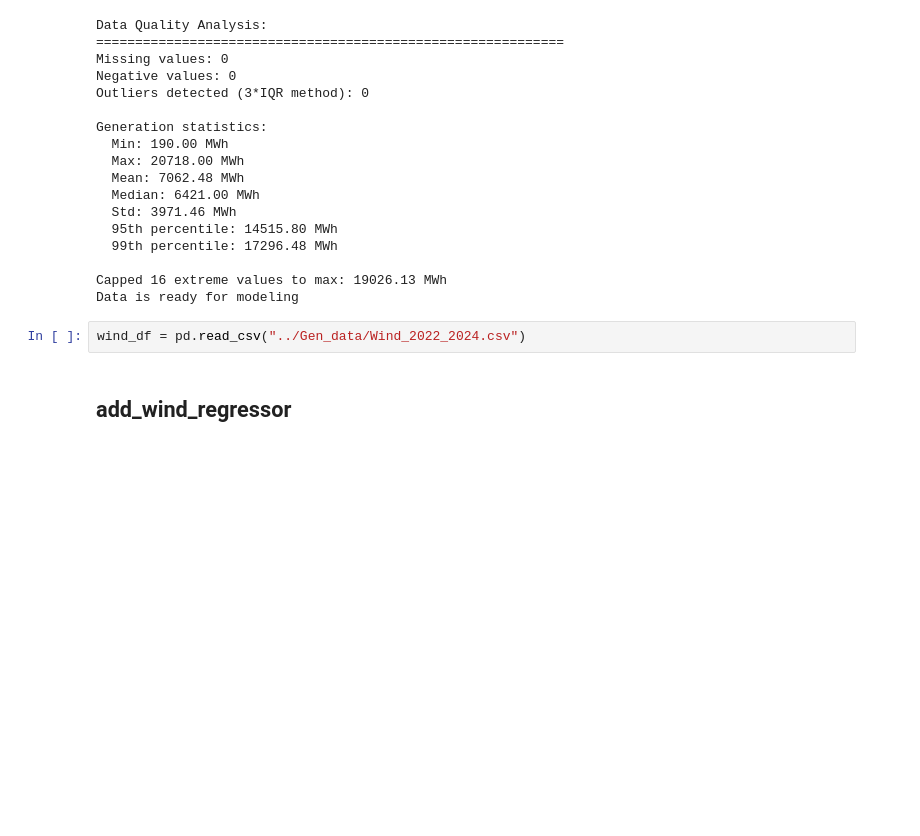
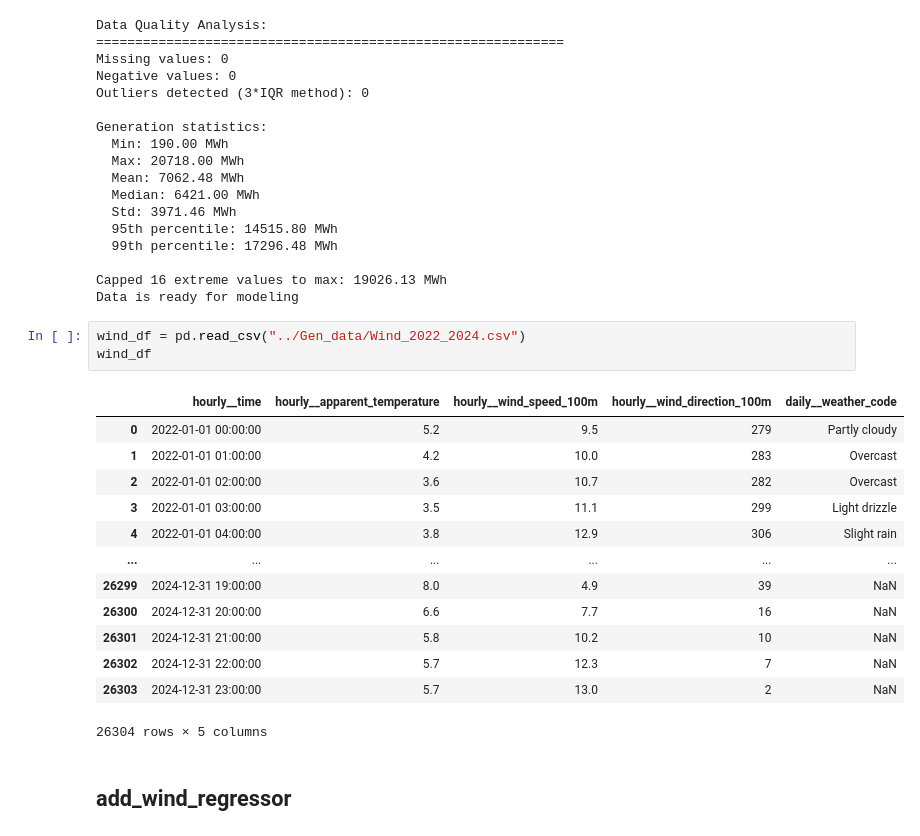
Before and after one commit to sdcastanedaa-max/2025-26-Data-driven, a Jupyter notebook: Advance_forecast/LSTM_wind_gen.ipynb, the cells around one changed output. Cells and saved outputs as stored; diff of their text form; blank space fills up the shorter version.

Commit message:
UPDATED weather

```diff
--- a/Advance_forecast/LSTM_wind_gen.ipynb
+++ b/Advance_forecast/LSTM_wind_gen.ipynb
@@ -163,6 +163,21 @@ Capped 16 extreme values to max: 19026.13 MWh
 Data is ready for modeling
 # %%
 wind_df = pd.read_csv("../Gen_data/Wind_2022_2024.csv")
+wind_df
+# %% [output]
+|  | hourly__time | hourly__apparent_temperature | hourly__wind_speed_100m | hourly__wind_direction_100m | daily__weather_code |
+| 0 | 2022-01-01 00:00:00 | 5.2 | 9.5 | 279 | Partly cloudy |
+| 1 | 2022-01-01 01:00:00 | 4.2 | 10.0 | 283 | Overcast |
+| 2 | 2022-01-01 02:00:00 | 3.6 | 10.7 | 282 | Overcast |
+| 3 | 2022-01-01 03:00:00 | 3.5 | 11.1 | 299 | Light drizzle |
+| 4 | 2022-01-01 04:00:00 | 3.8 | 12.9 | 306 | Slight rain |
+| ... | ... | ... | ... | ... | ... |
+| 26299 | 2024-12-31 19:00:00 | 8.0 | 4.9 | 39 | NaN |
+| 26300 | 2024-12-31 20:00:00 | 6.6 | 7.7 | 16 | NaN |
+| 26301 | 2024-12-31 21:00:00 | 5.8 | 10.2 | 10 | NaN |
+| 26302 | 2024-12-31 22:00:00 | 5.7 | 12.3 | 7 | NaN |
+| 26303 | 2024-12-31 23:00:00 | 5.7 | 13.0 | 2 | NaN |
+26304 rows × 5 columns
 # %% [markdown]
 ## add_wind_regressor
 # %%
```
Also changed, not shown: parts of 19 cells of this notebook, 12 other files.
